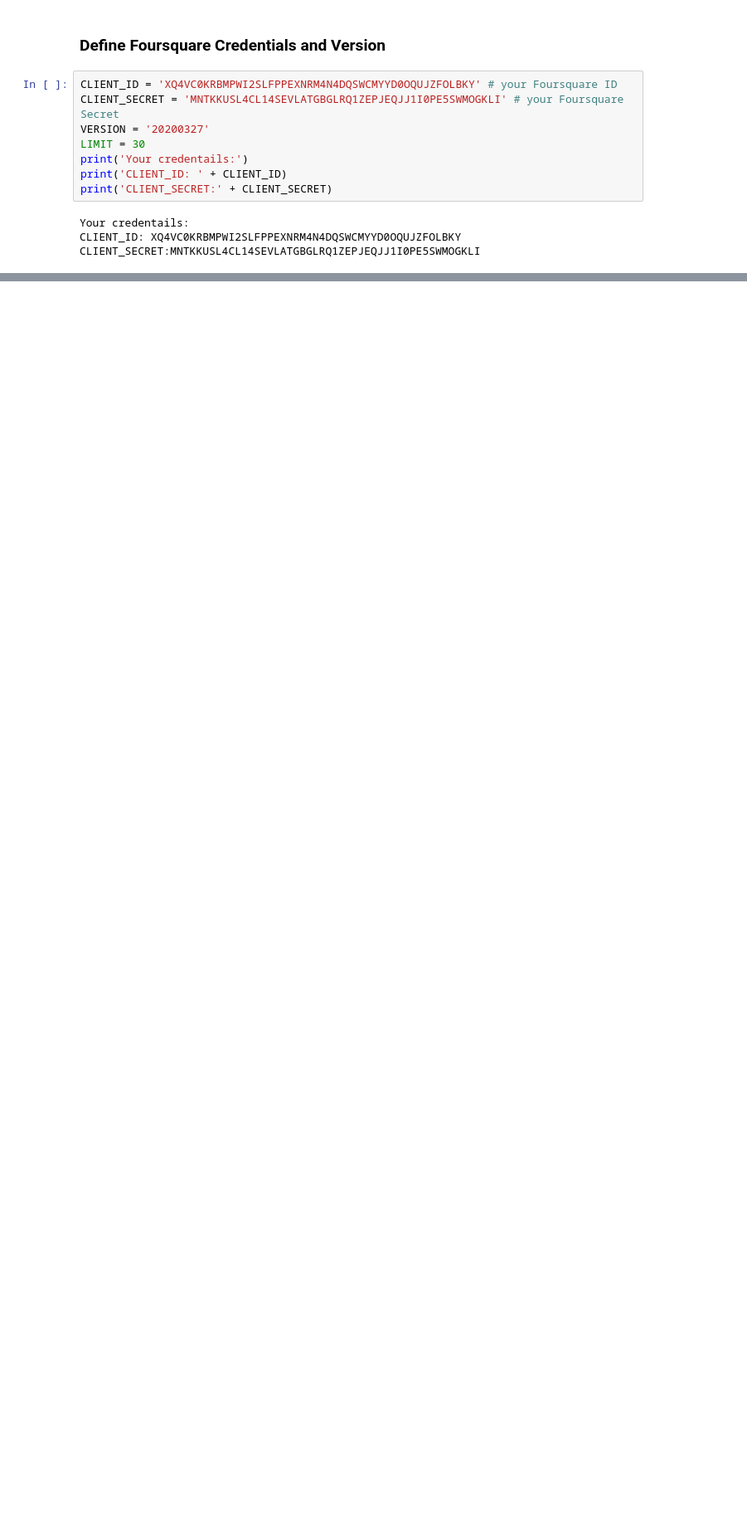
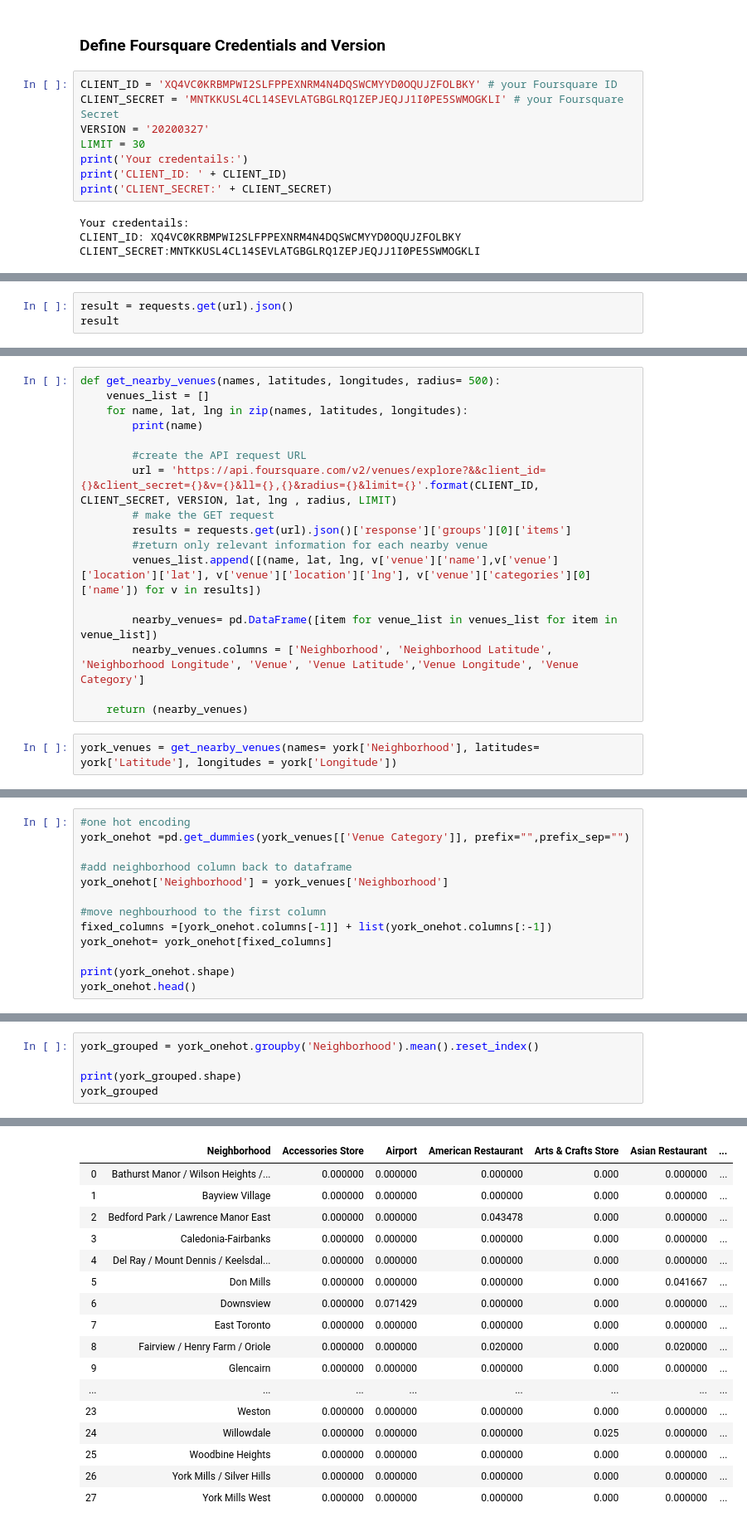
Before and after one commit to abrarahmadraza/Coursera_Capstone, a Jupyter notebook: Capstone_Notebook.ipynb, the cells around one changed output, grey strips where cells are left out. Shown at 83% size. Cells and saved outputs as stored; diff of their text form; blank space fills up the shorter version.

```diff
--- a/Capstone_Notebook.ipynb
+++ b/Capstone_Notebook.ipynb
@@ -300,0 +428,3 @@ CLIENT_SECRET:MNTKKUSL4CL14SEVLATGBGLRQ1ZEPJEQJJ1I0PE5SWMOGKLI
+# %%
+result = requests.get(url).json()
+result
@@ -300,0 +497,19 @@ CLIENT_SECRET:MNTKKUSL4CL14SEVLATGBGLRQ1ZEPJEQJJ1I0PE5SWMOGKLI
+# %%
+def get_nearby_venues(names, latitudes, longitudes, radius= 500):
+    venues_list = []
+    for name, lat, lng in zip(names, latitudes, longitudes):
+        print(name)
+
+        #create the API request URL
+        url = 'https://api.foursquare.com/v2/venues/explore?&&client_id={}&client_secret={}&v={}&ll={},{}&radius={}&limit={}'.format(CLIENT_ID, CLIENT_SECRET, VERSION, lat, lng , radius, LIMIT)
+        # make the GET request
+        results = requests.get(url).json()['response']['groups'][0]['items']
+        #return only relevant information for each nearby venue
+        venues_list.append([(name, lat, lng, v['venue']['name'],v['venue']['location']['lat'], v['venue']['location']['lng'], v['venue']['categories'][0]['name']) for v in results])
+
+        nearby_venues= pd.DataFrame([item for venue_list in venues_list for item in venue_list])
+        nearby_venues.columns = ['Neighborhood', 'Neighborhood Latitude', 'Neighborhood Longitude', 'Venue', 'Venue Latitude','Venue Longitude', 'Venue Category']
+
+    return (nearby_venues)
+# %%
+york_venues = get_nearby_venues(names= york['Neighborhood'], latitudes= york['Latitude'], longitudes = york['Longitude'])
@@ -300,0 +574,13 @@ CLIENT_SECRET:MNTKKUSL4CL14SEVLATGBGLRQ1ZEPJEQJJ1I0PE5SWMOGKLI
+# %%
+#one hot encoding
+york_onehot =pd.get_dummies(york_venues[['Venue Category']], prefix="",prefix_sep="")
+
+#add neighborhood column back to dataframe
+york_onehot['Neighborhood'] = york_venues['Neighborhood']
+
+#move neghbourhood to the first column
+fixed_columns =[york_onehot.columns[-1]] + list(york_onehot.columns[:-1])
+york_onehot= york_onehot[fixed_columns]
+
+print(york_onehot.shape)
+york_onehot.head()
@@ -300,0 +598,6 @@ CLIENT_SECRET:MNTKKUSL4CL14SEVLATGBGLRQ1ZEPJEQJJ1I0PE5SWMOGKLI
+# %%
+york_grouped = york_onehot.groupby('Neighborhood').mean().reset_index()
+
+print(york_grouped.shape)
+york_grouped
+# %% [output]
@@ -300,0 +605,17 @@ CLIENT_SECRET:MNTKKUSL4CL14SEVLATGBGLRQ1ZEPJEQJJ1I0PE5SWMOGKLI
+|  | Neighborhood | Accessories Store | Airport | American Restaurant | Arts & Crafts Store | Asian Restaurant | ... |
+| 0 | Bathurst Manor / Wilson Heights /... | 0.000000 | 0.000000 | 0.000000 | 0.000 | 0.000000 | ... |
+| 1 | Bayview Village | 0.000000 | 0.000000 | 0.000000 | 0.000 | 0.000000 | ... |
+| 2 | Bedford Park / Lawrence Manor East | 0.000000 | 0.000000 | 0.043478 | 0.000 | 0.000000 | ... |
+| 3 | Caledonia-Fairbanks | 0.000000 | 0.000000 | 0.000000 | 0.000 | 0.000000 | ... |
+| 4 | Del Ray / Mount Dennis / Keelsdal... | 0.000000 | 0.000000 | 0.000000 | 0.000 | 0.000000 | ... |
+| 5 | Don Mills | 0.000000 | 0.000000 | 0.000000 | 0.000 | 0.041667 | ... |
+| 6 | Downsview | 0.000000 | 0.071429 | 0.000000 | 0.000 | 0.000000 | ... |
+| 7 | East Toronto | 0.000000 | 0.000000 | 0.000000 | 0.000 | 0.000000 | ... |
+| 8 | Fairview / Henry Farm / Oriole | 0.000000 | 0.000000 | 0.020000 | 0.000 | 0.020000 | ... |
+| 9 | Glencairn | 0.000000 | 0.000000 | 0.000000 | 0.000 | 0.000000 | ... |
+| ... | ... | ... | ... | ... | ... | ... | ... |
+| 23 | Weston | 0.000000 | 0.000000 | 0.000000 | 0.000 | 0.000000 | ... |
+| 24 | Willowdale | 0.000000 | 0.000000 | 0.000000 | 0.025 | 0.000000 | ... |
+| 25 | Woodbine Heights | 0.000000 | 0.000000 | 0.000000 | 0.000 | 0.000000 | ... |
+| 26 | York Mills / Silver Hills | 0.000000 | 0.000000 | 0.000000 | 0.000 | 0.000000 | ... |
+| 27 | York Mills West | 0.000000 | 0.000000 | 0.000000 | 0.000 | 0.000000 | ... |
```
Also changed, not shown: parts of 49 cells of this notebook.
